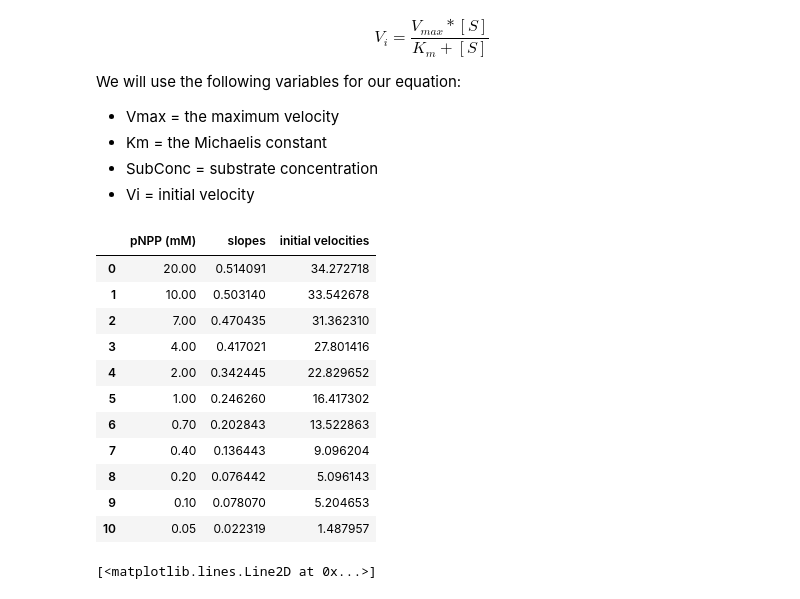
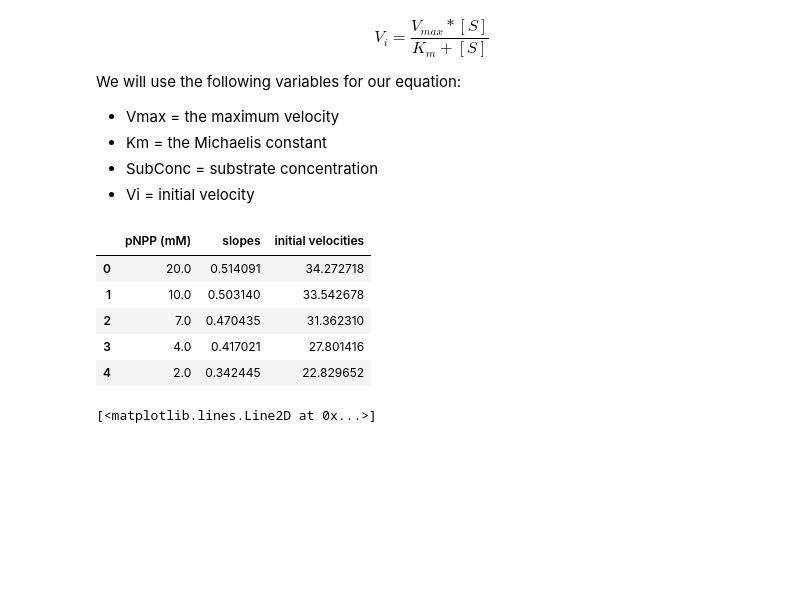
Before and after one commit to MolSSI-Education/python-scripting-biochemistry, a Jupyter notebook: biochemist-python/chapters/Non-Linear Regression Part 2.ipynb, the cells around one changed output. Drawn from its saved outputs; the diff is of its cells as text; code cells hidden in the pictures; blank space fills up the shorter version.

```diff
--- a/biochemist-python/chapters/Non-Linear Regression Part 2.ipynb
+++ b/biochemist-python/chapters/Non-Linear Regression Part 2.ipynb
@@ -52,22 +67,20 @@ We will use the following variables for our equation:
 - SubConc = substrate concentration
 - Vi = initial velocity
 # %%
+# Set up a pandas dataframe from the MM_data.csv file you saved from the previous module.
 # create the filehandle
 datafile = os.path.join('biochemist-python', 'chapters', 'data', 'MM_data.csv')
+
 # import the data
 rates_df = pd.read_csv(datafile)
-rates_df # inspect the data to make sure you have substrate concentrations and initial velocities
+
+# inspect the data to make sure you have substrate concentrations and initial velocities
+rates_df.head()
 # %% [output]
 |  | pNPP (mM) | slopes | initial velocities |
-| 0 | 20.00 | 0.514091 | 34.272718 |
-| 1 | 10.00 | 0.503140 | 33.542678 |
-| 2 | 7.00 | 0.470435 | 31.362310 |
-| 3 | 4.00 | 0.417021 | 27.801416 |
-| 4 | 2.00 | 0.342445 | 22.829652 |
-| 5 | 1.00 | 0.246260 | 16.417302 |
-| 6 | 0.70 | 0.202843 | 13.522863 |
-| 7 | 0.40 | 0.136443 | 9.096204 |
-| 8 | 0.20 | 0.076442 | 5.096143 |
-| 9 | 0.10 | 0.078070 | 5.204653 |
-| 10 | 0.05 | 0.022319 | 1.487957 |
+| 0 | 20.0 | 0.514091 | 34.272718 |
+| 1 | 10.0 | 0.503140 | 33.542678 |
+| 2 | 7.0 | 0.470435 | 31.362310 |
+| 3 | 4.0 | 0.417021 | 27.801416 |
+| 4 | 2.0 | 0.342445 | 22.829652 |
 # %%
```
Also changed, not shown: parts of 23 cells of this notebook.
